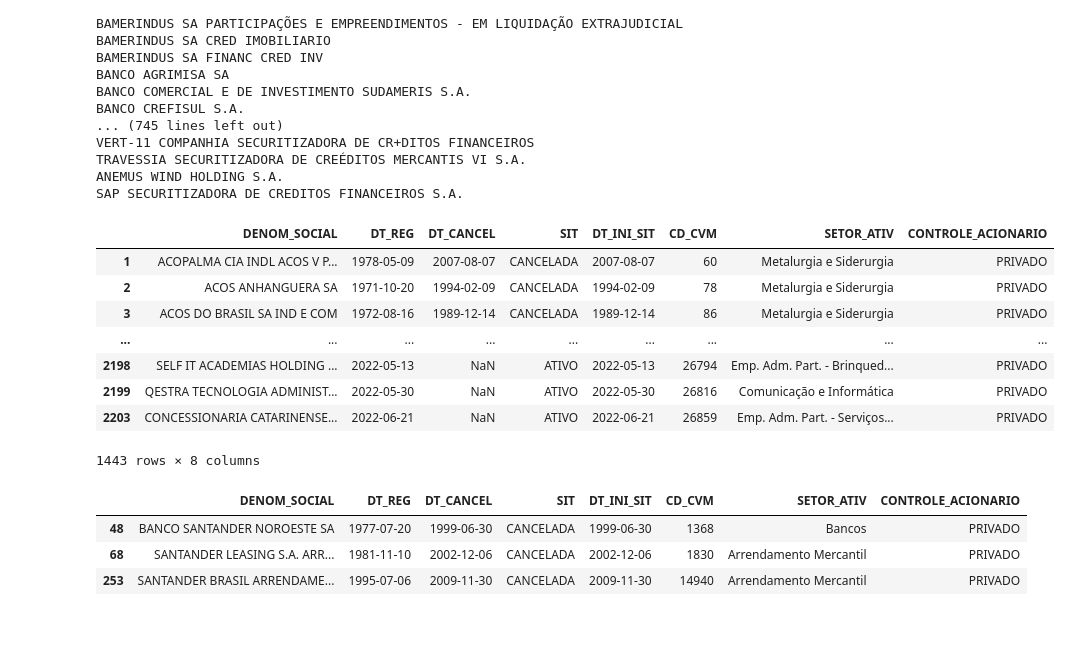
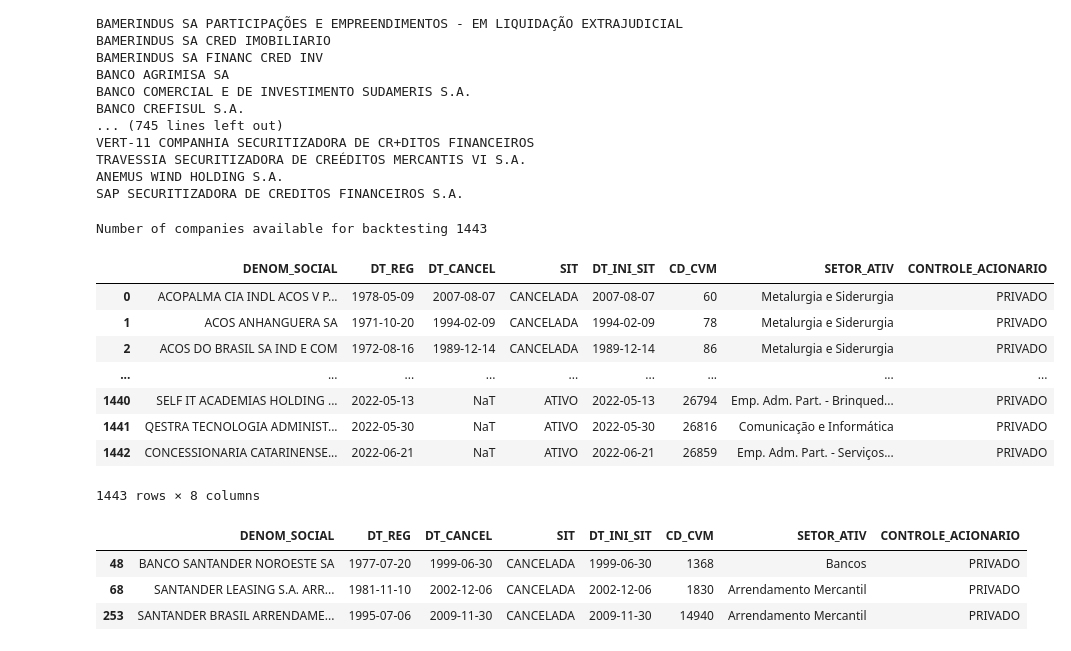
Before and after one commit to AlgebraQuant/MagicFormula, a Jupyter notebook: src/1_included_companies.ipynb, the cells around one changed output. Saved outputs shown, nothing was run; the diff lists cells and outputs as text; code cells hidden in the pictures.

```diff
--- a/src/1_included_companies.ipynb
+++ b/src/1_included_companies.ipynb
@@ -5,6 +5,19 @@ pd.options.display.max_rows = 6
 # %%
 # Carregar tabela da CVM com os cadastros das empresas de capita aberto
 CVM_PATH = "../data/external/cad_cia_aberta.csv"
-df = pd.read_csv(CVM_PATH, sep=";", encoding="iso-8859-1")
+df = pd.read_csv(
+    CVM_PATH, sep=";",
+    encoding="iso-8859-1",
+    parse_dates=['DT_REG', 'DT_INI_SIT', 'DT_CANCEL']
+)
+cols = ['DENOM_SOCIAL', 'DT_REG', 'DT_CANCEL', 'SIT', 'DT_INI_SIT', 'CD_CVM',
+       'SETOR_ATIV', 'CONTROLE_ACIONARIO']
+df = (df
+    .loc[:, cols]
+    .sort_values('DT_INI_SIT', ignore_index=True)
+    .drop_duplicates(subset="CD_CVM", keep="last")
+    .sort_values("CD_CVM", ignore_index=True)
+)
+print('Number of companies available for backtesting', df.CD_CVM.nunique())
 df
 # %% [output]
@@ -20,5 +33,0 @@ df
-# %%
-cols = ['DENOM_SOCIAL', 'DT_REG', 'DT_CANCEL', 'SIT', 'DT_INI_SIT', 'CD_CVM',
-       'SETOR_ATIV', 'CONTROLE_ACIONARIO']
-df = df.loc[:, cols]
-df
@@ -169,18 +168,23 @@ TRAVESSIA SECURITIZADORA DE CREÉDITOS MERCANTIS VI S.A.
 ANEMUS WIND HOLDING S.A.
 SAP SECURITIZADORA DE CREDITOS FINANCEIROS S.A.
 # %%
-df_included = df.query('SETOR_ATIV != @removed_sectors').copy()
+df_included = (df
+    .query('SETOR_ATIV != @removed_sectors')
+    .reset_index(drop=True)
+)
+print('Number of companies available for backtesting', df_included.CD_CVM.nunique())
 df_included
 # %% [output]
+Number of companies available for backtesting 1443
 |  | DENOM_SOCIAL | DT_REG | DT_CANCEL | SIT | DT_INI_SIT | CD_CVM | SETOR_ATIV | CONTROLE_ACIONARIO |
-| 1 | ACOPALMA CIA INDL ACOS V P... | 1978-05-09 | 2007-08-07 | CANCELADA | 2007-08-07 | 60 | Metalurgia e Siderurgia | PRIVADO |
-| 2 | ACOS ANHANGUERA SA | 1971-10-20 | 1994-02-09 | CANCELADA | 1994-02-09 | 78 | Metalurgia e Siderurgia | PRIVADO |
-| 3 | ACOS DO BRASIL SA IND E COM | 1972-08-16 | 1989-12-14 | CANCELADA | 1989-12-14 | 86 | Metalurgia e Siderurgia | PRIVADO |
+| 0 | ACOPALMA CIA INDL ACOS V P... | 1978-05-09 | 2007-08-07 | CANCELADA | 2007-08-07 | 60 | Metalurgia e Siderurgia | PRIVADO |
+| 1 | ACOS ANHANGUERA SA | 1971-10-20 | 1994-02-09 | CANCELADA | 1994-02-09 | 78 | Metalurgia e Siderurgia | PRIVADO |
+| 2 | ACOS DO BRASIL SA IND E COM | 1972-08-16 | 1989-12-14 | CANCELADA | 1989-12-14 | 86 | Metalurgia e Siderurgia | PRIVADO |
 | ... | ... | ... | ... | ... | ... | ... | ... | ... |
-| 2198 | SELF IT ACADEMIAS HOLDING ... | 2022-05-13 | NaN | ATIVO | 2022-05-13 | 26794 | Emp. Adm. Part. - Brinqued... | PRIVADO |
-| 2199 | QESTRA TECNOLOGIA ADMINIST... | 2022-05-30 | NaN | ATIVO | 2022-05-30 | 26816 | Comunicação e Informática | PRIVADO |
-| 2203 | CONCESSIONARIA CATARINENSE... | 2022-06-21 | NaN | ATIVO | 2022-06-21 | 26859 | Emp. Adm. Part. - Serviços... | PRIVADO |
+| 1440 | SELF IT ACADEMIAS HOLDING ... | 2022-05-13 | NaT | ATIVO | 2022-05-13 | 26794 | Emp. Adm. Part. - Brinqued... | PRIVADO |
+| 1441 | QESTRA TECNOLOGIA ADMINIST... | 2022-05-30 | NaT | ATIVO | 2022-05-30 | 26816 | Comunicação e Informática | PRIVADO |
+| 1442 | CONCESSIONARIA CATARINENSE... | 2022-06-21 | NaT | ATIVO | 2022-06-21 | 26859 | Emp. Adm. Part. - Serviços... | PRIVADO |
-1443 rows × 8 columns
+1443 rows × 8 columns
 # %%
 df_excluded.query('DENOM_SOCIAL.str.contains("SANTANDER")')
 # %% [output]
```
Also changed, not shown: parts of 6 cells of this notebook, 1 other file.
